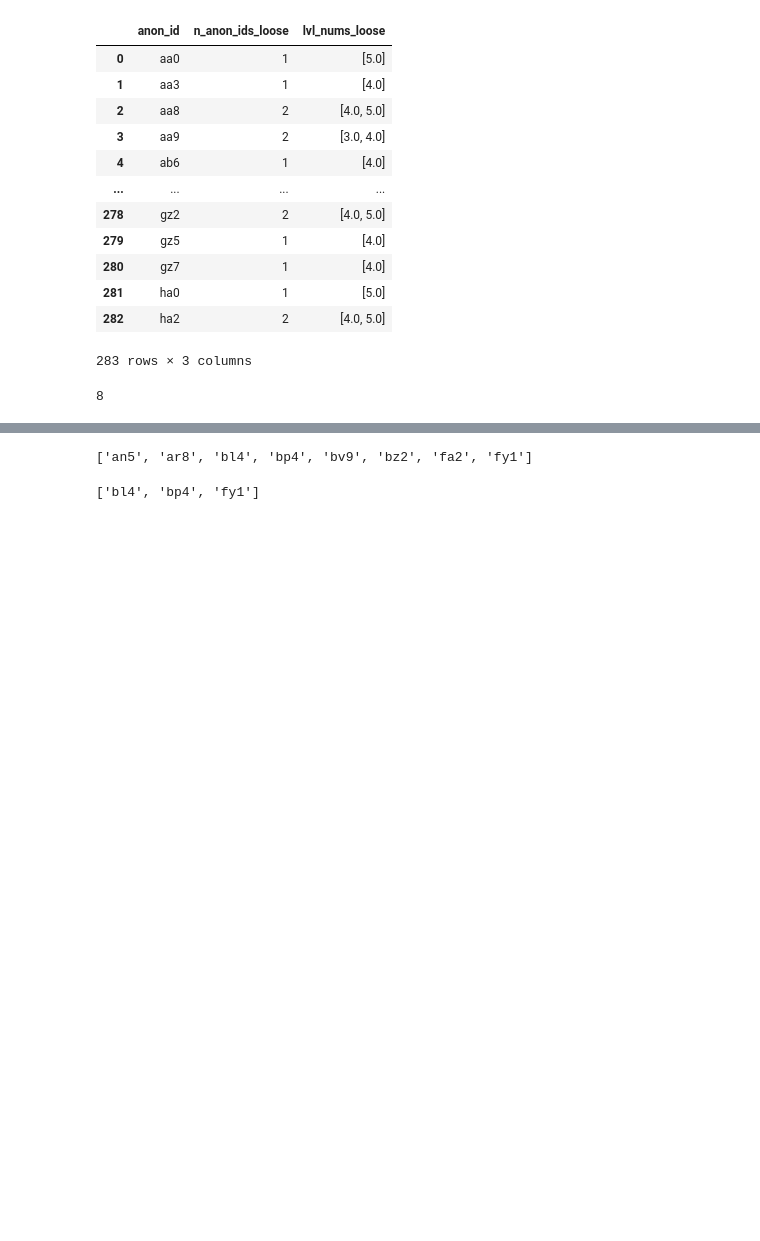
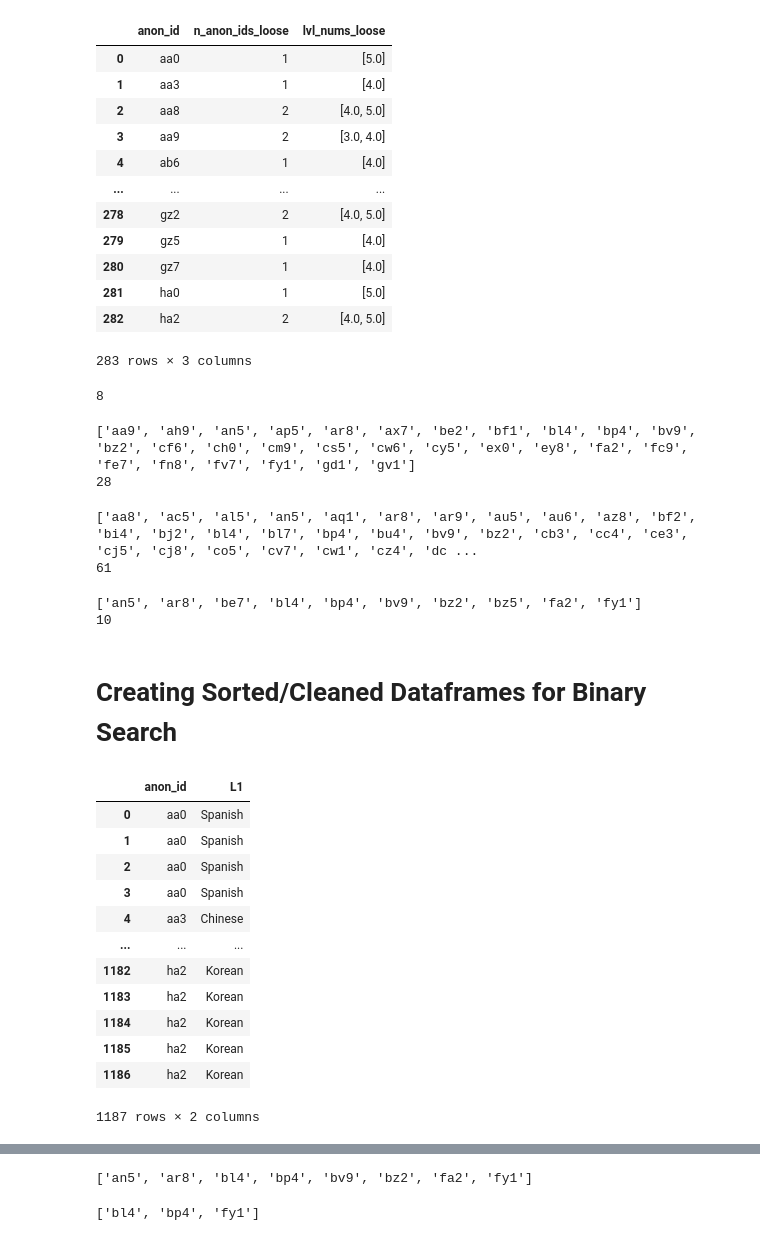
Before and after one commit to mencer456/LRDC-Research, a Jupyter notebook: LRDC-data-analysis.ipynb, the cells around one changed output, grey strips where cells are left out. Cells and saved outputs as stored; diff of their text form; code cells hidden in the pictures; blank space fills up the shorter version.

Commit message:
found participants in levels 3 and 4 and 4 and 5 for loose and limited sheets

```diff
--- a/LRDC-data-analysis.ipynb
+++ b/LRDC-data-analysis.ipynb
@@ -639,3 +735,82 @@ for i in ind_loose.anon_id:
 len(all_three_loose)
 # %% [output]
 8
+# %%
+# creates list of participants in limited sheet that are in level 3 and 4
+ind=0
+in34_loose=[]
+append=''
+for i in ind_loose.anon_id:
+    if ind_loose.iat[ind, 1]==2:
+        if (3 in ind_loose.iat[ind,2] and 4 in ind_loose.iat[ind,2]):
+            append=ind_loose.at[ind,'anon_id']
+            in34_loose.append(append)
+    elif ind_loose.iat[ind,1]==3:
+        append=ind_loose.at[ind,'anon_id']
+        in34_loose.append(append)
+    ind=ind+1
+print(in34_loose)
+print(len(in34_loose))
+# %% [output]
+['aa9', 'ah9', 'an5', 'ap5', 'ar8', 'ax7', 'be2', 'bf1', 'bl4', 'bp4', 'bv9', 'bz2', 'cf6', 'ch0', 'cm9', 'cs5', 'cw6', 'cy5', 'ex0', 'ey8', 'fa2', 'fc9', 'fe7', 'fn8', 'fv7', 'fy1', 'gd1', 'gv1']
+28
+# %%
+# creates list of participants in limited sheet that are in level 4 and 5
+ind=0
+in45_loose=[]
+append=''
+for i in ind_loose.anon_id:
+    if ind_loose.iat[ind, 1]==2:
+        if (4 in ind_loose.iat[ind,2] and 5 in ind_loose.iat[ind,2]):
+            append=ind_loose.at[ind,'anon_id']
+            in45_loose.append(append)
+    elif ind_loose.iat[ind,1]==3:
+        append=ind_loose.at[ind,'anon_id']
+        in45_loose.append(append)
+    ind=ind+1
+print(in45_loose)
+print(len(in45_loose))
+# %% [output]
+['aa8', 'ac5', 'al5', 'an5', 'aq1', 'ar8', 'ar9', 'au5', 'au6', 'az8', 'bf2', 'bi4', 'bj2', 'bl4', 'bl7', 'bp4', 'bu4', 'bv9', 'bz2', 'cb3', 'cc4', 'ce3', 'cj5', 'cj8', 'co5', 'cv7', 'cw1', 'cz4', 'dc ...
+61
+# %%
+# creates list of participants in limited sheet that are in level 3 and 5
+ind=0
+in35_loose=[]
+append=''
+for i in ind_loose.anon_id:
+    if ind_loose.iat[ind, 1]==2:
+        if (3 in ind_loose.iat[ind,2] and 5 in ind_loose.iat[ind,2]):
+            append=ind_loose.at[ind,'anon_id']
+            in35_loose.append(append)
+    elif ind_loose.iat[ind,1]==3:
+        append=ind_loose.at[ind,'anon_id']
+        in35_loose.append(append)
+    ind=ind+1
+print(in35_loose)
+print(len(in35_loose))
+# %% [output]
+['an5', 'ar8', 'be7', 'bl4', 'bp4', 'bv9', 'bz2', 'bz5', 'fa2', 'fy1']
+10
+# %% [markdown]
+# Creating Sorted/Cleaned Dataframes for Binary Search
+# %%
+# df for limited
+lim=dropped_limited.drop(columns='level_id') #this gives us only the id and language columns
+
+sorted_lim=lim.sort_values(by=['anon_id']).reset_index(drop=True).dropna() #sorts the ids by alphabetical order
+sorted_lim
+# %% [output]
+|  | anon_id | L1 |
+| 0 | aa0 | Spanish |
+| 1 | aa0 | Spanish |
+| 2 | aa0 | Spanish |
+| 3 | aa0 | Spanish |
+| 4 | aa3 | Chinese |
+| ... | ... | ... |
+| 1182 | ha2 | Korean |
+| 1183 | ha2 | Korean |
+| 1184 | ha2 | Korean |
+| 1185 | ha2 | Korean |
+| 1186 | ha2 | Korean |
+1187 rows × 2 columns
```
Also changed, not shown: parts of 20 cells of this notebook.
